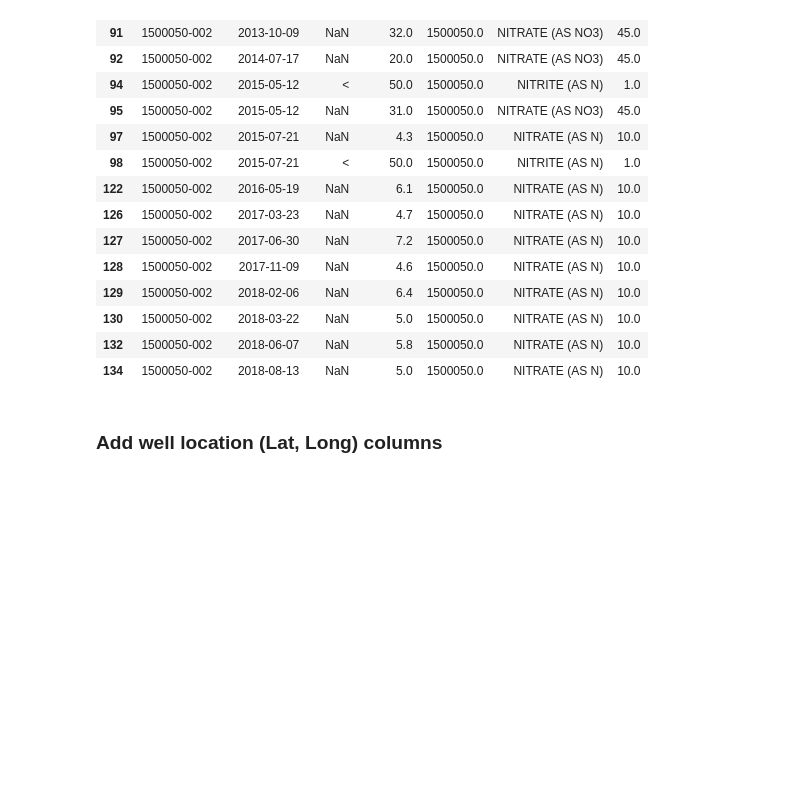
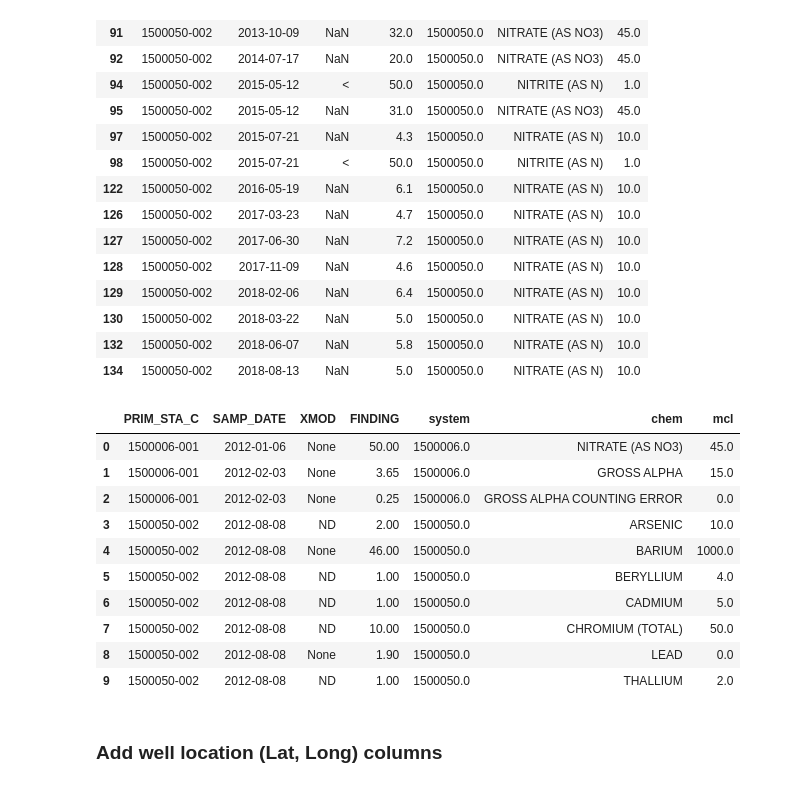
Before and after one commit to waterdatacollaborative/NicoleLook_Drinking-Water-Contaminant-Classification, a Jupyter notebook: Capstone.ipynb, the cells around one changed output. Saved outputs shown, nothing was run; the diff lists cells and outputs as text; code cells hidden in the pictures; blank space fills up the shorter version.

```diff
--- a/Capstone.ipynb
+++ b/Capstone.ipynb
@@ -470,0 +477,14 @@ kern_chem[(kern_chem['PRIM_STA_C'] == '1500050-002') & (kern_chem['chem'].str.co
+# %%
+kern_chem.head(10)
+# %% [output]
+|  | PRIM_STA_C | SAMP_DATE | XMOD | FINDING | system | chem | mcl |
+| 0 | 1500006-001 | 2012-01-06 | None | 50.00 | 1500006.0 | NITRATE (AS NO3) | 45.0 |
+| 1 | 1500006-001 | 2012-02-03 | None | 3.65 | 1500006.0 | GROSS ALPHA | 15.0 |
+| 2 | 1500006-001 | 2012-02-03 | None | 0.25 | 1500006.0 | GROSS ALPHA COUNTING ERROR | 0.0 |
+| 3 | 1500050-002 | 2012-08-08 | ND | 2.00 | 1500050.0 | ARSENIC | 10.0 |
+| 4 | 1500050-002 | 2012-08-08 | None | 46.00 | 1500050.0 | BARIUM | 1000.0 |
+| 5 | 1500050-002 | 2012-08-08 | ND | 1.00 | 1500050.0 | BERYLLIUM | 4.0 |
+| 6 | 1500050-002 | 2012-08-08 | ND | 1.00 | 1500050.0 | CADMIUM | 5.0 |
+| 7 | 1500050-002 | 2012-08-08 | ND | 10.00 | 1500050.0 | CHROMIUM (TOTAL) | 50.0 |
+| 8 | 1500050-002 | 2012-08-08 | None | 1.90 | 1500050.0 | LEAD | 0.0 |
+| 9 | 1500050-002 | 2012-08-08 | ND | 1.00 | 1500050.0 | THALLIUM | 2.0 |
```
Also changed, not shown: parts of 31 cells of this notebook.
